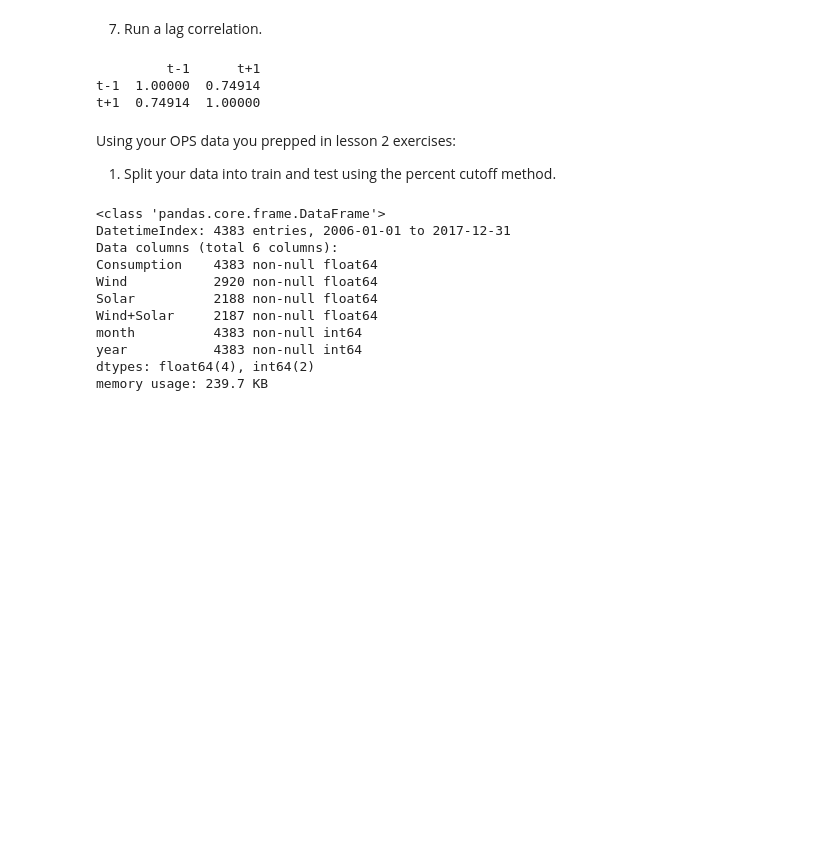
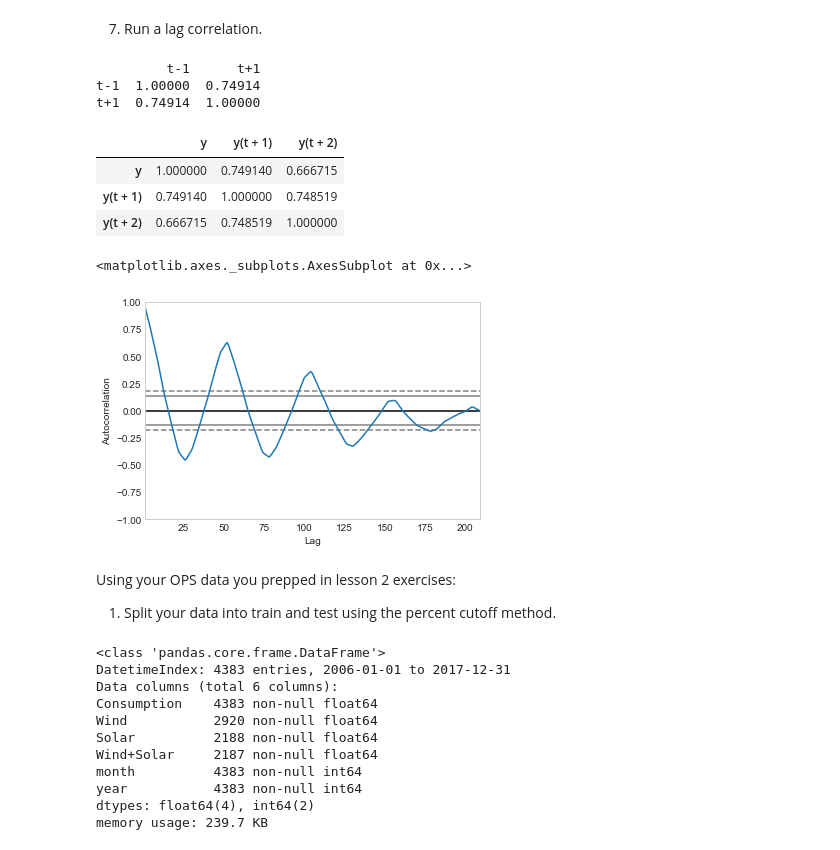
Before and after one commit to brandireger/ds-methodologies-exercises, a Jupyter notebook: time_series/explore.ipynb, the cells around one changed output. Saved outputs shown, nothing was run; the diff lists cells and outputs as text; code cells hidden in the pictures; blank space fills up the shorter version.

```diff
--- a/time_series/explore.ipynb
+++ b/time_series/explore.ipynb
@@ -138,6 +138,22 @@ print(result)
          t-1      t+1
 t-1  1.00000  0.74914
 t+1  0.74914  1.00000
+# %%
+pd.DataFrame({
+    'y': train,
+    'y(t + 1)': train.shift(-1),
+    'y(t + 2)': train.shift(-2)
+}).corr()
+# %% [output]
+|  | y | y(t + 1) | y(t + 2) |
+| y | 1.000000 | 0.749140 | 0.666715 |
+| y(t + 1) | 0.749140 | 1.000000 | 0.748519 |
+| y(t + 2) | 0.666715 | 0.748519 | 1.000000 |
+# %%
+pd.plotting.autocorrelation_plot(train.resample('W').mean())
+# %% [output]
+<matplotlib.axes._subplots.AxesSubplot at 0x...>
+[figure, added]
 # %% [markdown]
 Using your OPS data you prepped in lesson 2 exercises:
 
```
Also changed, not shown: parts of 2 cells of this notebook, 1 other file.
